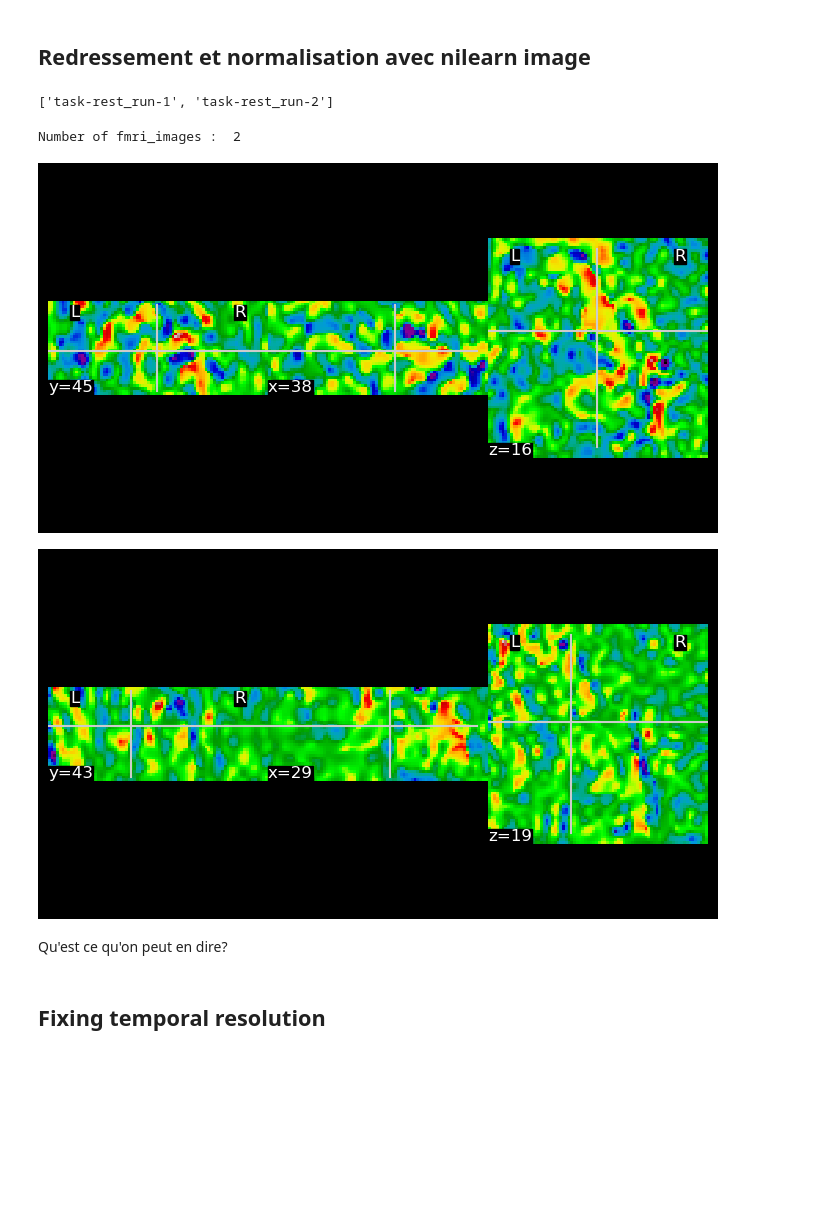
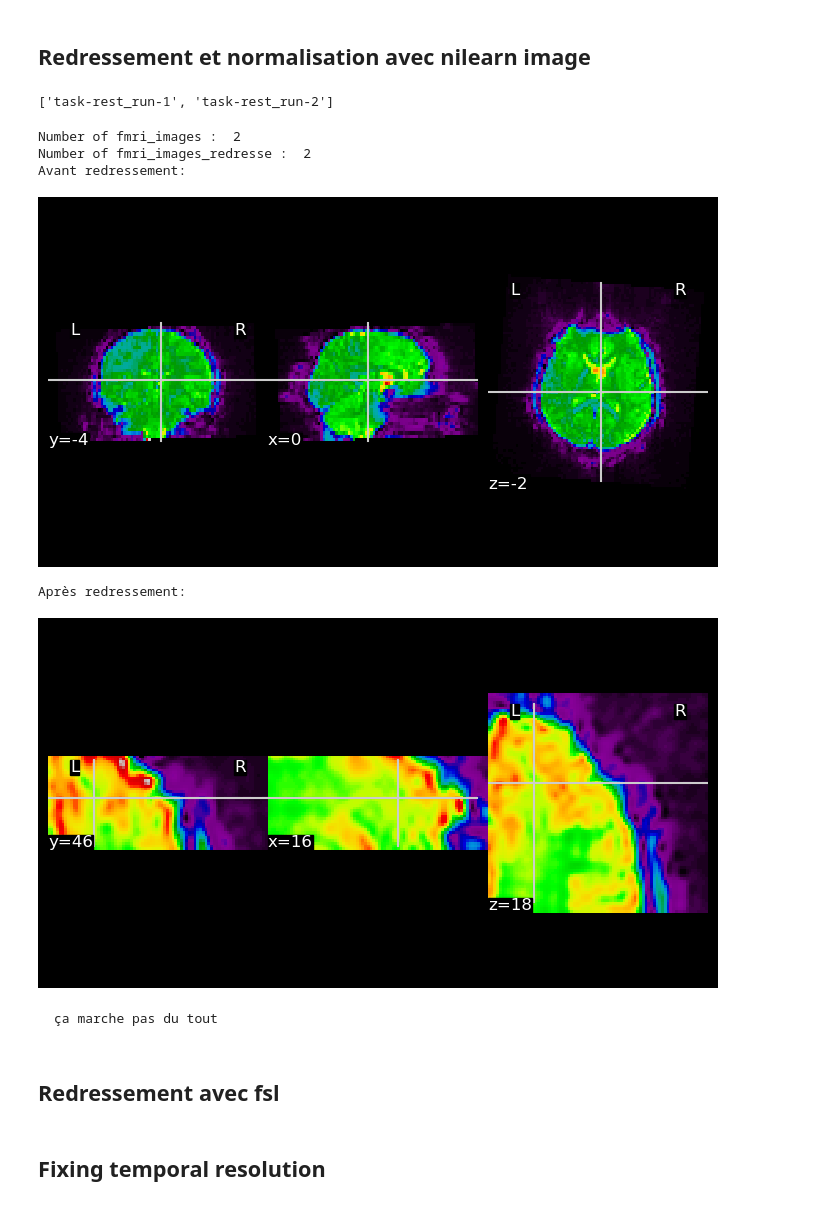
Before and after one commit to brainhack-school2024/duchadeau_project, a Jupyter notebook: Exploration_dataset.ipynb, the cells around one changed output. Cells and saved outputs as stored; diff of their text form; code cells hidden in the pictures; blank space fills up the shorter version.

Commit message:
ajout du workflow avec fsl et nipype + crop fmri to label ok (a retester)

```diff
--- a/Exploration_dataset.ipynb
+++ b/Exploration_dataset.ipynb
@@ -241,6 +272,7 @@ import mne
 # Fonction pour charger les fichiers fMRI
 def load_fmri_data(dataset_path, subjects, sessions):
     fmri_images = []
+    fmri_images_redresse = []
     for subj in subjects:
         for sess in sessions:
             fmri_path = os.path.join(dataset_path, subj, 'func', f'{subj}_{sess}_bold.nii.gz')
@@ -248,47 +280,56 @@ def load_fmri_data(dataset_path, subjects, sessions):
                 # Charger l'image
                 fmri_img = nib.load(fmri_path)
                 # Redresser l'image
-                fmri_img = image.resample_img(fmri_img, target_affine=np.eye(4), target_shape=fmri_img.shape[:3])
+                fmri_img_redresse = image.resample_img(fmri_img, target_affine=np.eye(4), target_shape=fmri_img.shape[:3])
                 # Normaliser l'image
-                fmri_img = image.clean_img(fmri_img, detrend=True, standardize=True)
+                # fmri_img = image.clean_img(fmri_img, detrend=True, standardize=True)
                 fmri_images.append(fmri_img)
+                fmri_images_redresse.append(fmri_img_redresse)
             else:
                 print(f"File {fmri_path} not found.")
-    return fmri_images
+    return fmri_images, fmri_images_redresse
+
 
 # Fonction pour visualiser une image 4D
 def visualize_4d_fmri(fmri_img):
     # Sélectionner la première image temporelle pour la visualisation
     first_volume = image.index_img(fmri_img, 0)
     plotting.plot_epi(first_volume)
     plt.show()
 
 ########## Main ###########
 # Définir le chemin de base vers les données
 dataset_path = '/home/rduchadeau/Desktop/Brainhack_school/duchadeau_project/ds003768-download/'
 
 # Liste des sujets à charger
 # subjects = ['sub-01', 'sub-02', 'sub-03', 'sub-04', 'sub-05', 'sub-06', 'sub-07', 'sub-08', 'sub-09']
 # for i in range(10, 34):
 #     subjects.append(f'sub-{i:02d}')
 subjects = ['sub-01']
 
 # Liste des sessions
 # sessions = [f'task-rest_run-{i}' for i in range(1, 9)] + [f'task-sleep_run-{i}' for i in range(1, 9)]
 sessions = ['task-rest_run-1', 'task-rest_run-2']
 print(sessions)
 
 # Charger les données fMRI
-fmri_images = load_fmri_data(dataset_path, subjects, sessions)
+fmri_images, fmri_images_redresse = load_fmri_data(dataset_path, subjects, sessions)
 print("Number of fmri_images : ", len(fmri_images))
+print("Number of fmri_images_redresse : ", len(fmri_images_redresse))
 
-
+print("Avant redressement: ")
 visualize_4d_fmri(fmri_images[0])
-visualize_4d_fmri(fmri_images[1])
+print("Après redressement: ")
+visualize_4d_fmri(fmri_images_redresse[0])
 # %% [output]
 ['task-rest_run-1', 'task-rest_run-2']
 Number of fmri_images :  2
+Number of fmri_images_redresse :  2
+Avant redressement:
-[figure, old version]
+[figure, new version]
+Après redressement:
-[figure, old version]
+[figure, new version]
-# %% [markdown]
-Qu'est ce qu'on peut en dire?
+# %% [markdown]
+    ça marche pas du tout
+# %% [markdown]
+## Redressement avec fsl
```
Also changed, not shown: parts of 11 cells of this notebook, 20 other files.
